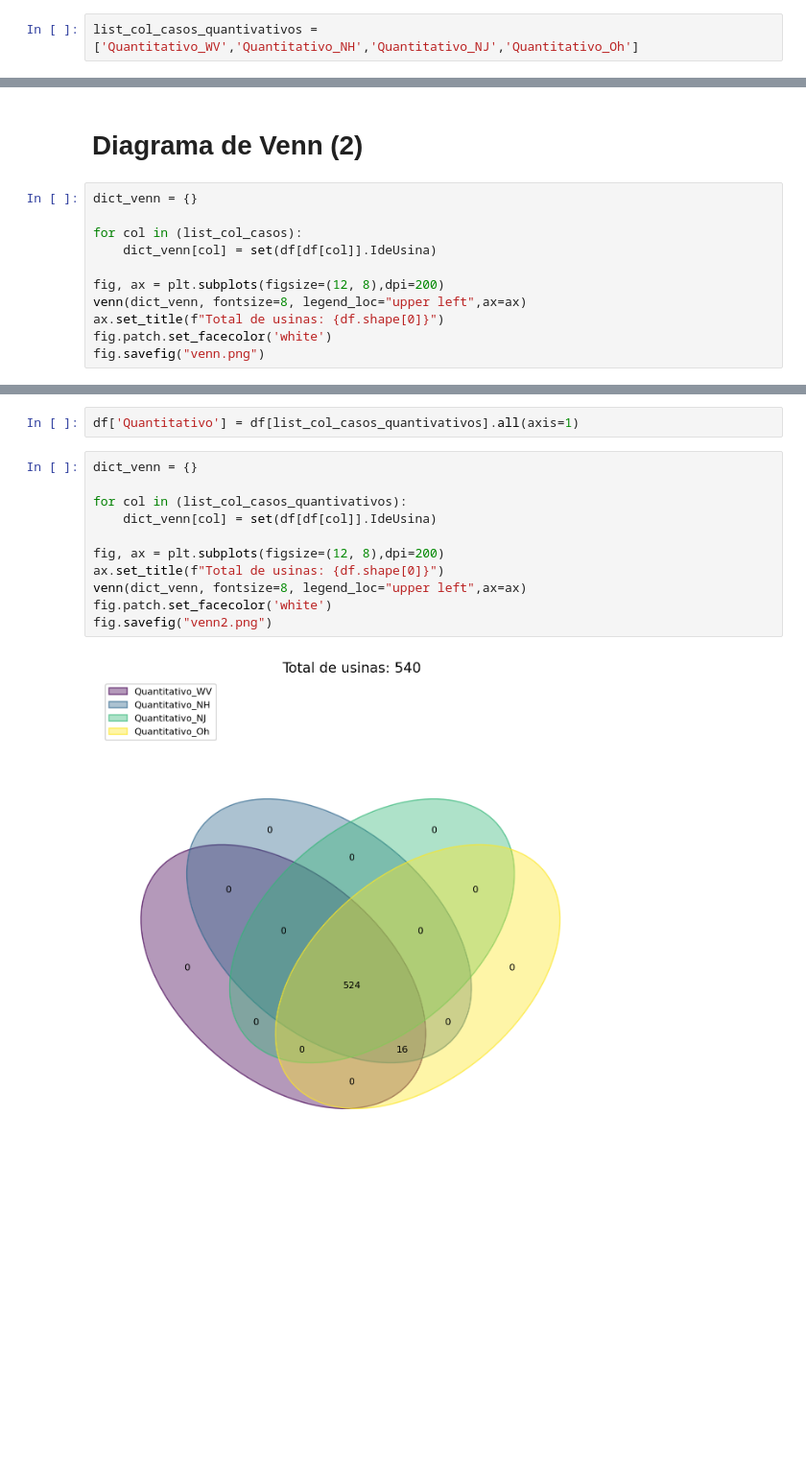
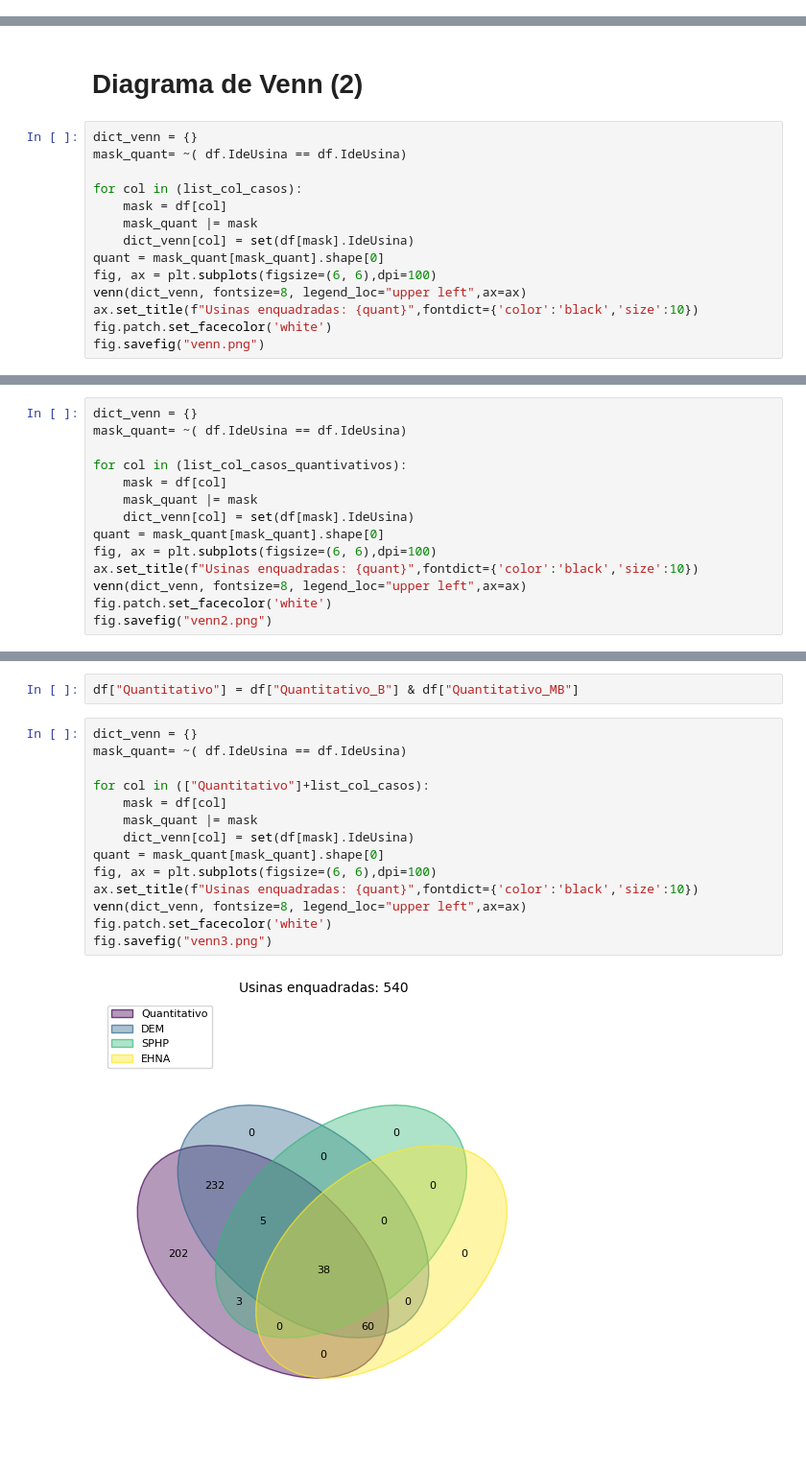
Before and after one commit to Vinicius667/Barragens, a Jupyter notebook: main.ipynb, the cells around one changed output, grey strips where cells are left out. Shown: that part at 96% size. Cells and saved outputs as stored; diff of their text form; blank space fills up the shorter version.

```diff
--- a/main.ipynb
+++ b/main.ipynb
@@ -109,5 +115,3 @@ df["Quantitativo_Oh"] = ((df.MdaCapacidadeTotalEmpreendimento < 61_650) |  (df.M
-# %%
-list_col_casos_quantivativos = ['Quantitativo_WV','Quantitativo_NH','Quantitativo_NJ','Quantitativo_Oh']
 # %% [markdown]
 # Diagrama de Venn
 # %%
@@ -156,13 +158,16 @@ plt.savefig("venn.png")
 # Diagrama de Venn (2)
 # %%
 dict_venn = {}
+mask_quant= ~( df.IdeUsina == df.IdeUsina)
 
 for col in (list_col_casos):
-    dict_venn[col] = set(df[df[col]].IdeUsina)
-
-fig, ax = plt.subplots(figsize=(12, 8),dpi=200)
+    mask = df[col]
+    mask_quant |= mask
+    dict_venn[col] = set(df[mask].IdeUsina)
+quant = mask_quant[mask_quant].shape[0]
+fig, ax = plt.subplots(figsize=(6, 6),dpi=100)
 venn(dict_venn, fontsize=8, legend_loc="upper left",ax=ax)
-ax.set_title(f"Total de usinas: {df.shape[0]}")
+ax.set_title(f"Usinas enquadradas: {quant}",fontdict={'color':'black','size':10})
 fig.patch.set_facecolor('white')
 fig.savefig("venn.png")
 # %% [output]
@@ -169,0 +175,14 @@ fig.savefig("venn.png")
+# %%
+dict_venn = {}
+mask_quant= ~( df.IdeUsina == df.IdeUsina)
+
+for col in (list_col_casos_quantivativos):
+    mask = df[col]
+    mask_quant |= mask
+    dict_venn[col] = set(df[mask].IdeUsina)
+quant = mask_quant[mask_quant].shape[0]
+fig, ax = plt.subplots(figsize=(6, 6),dpi=100)
+ax.set_title(f"Usinas enquadradas: {quant}",fontdict={'color':'black','size':10})
+venn(dict_venn, fontsize=8, legend_loc="upper left",ax=ax)
+fig.patch.set_facecolor('white')
+fig.savefig("venn2.png")
@@ -170,15 +191,18 @@ fig.savefig("venn.png")
 # %%
-df['Quantitativo'] = df[list_col_casos_quantivativos].all(axis=1)
+df["Quantitativo"] = df["Quantitativo_B"] & df["Quantitativo_MB"]
 # %%
 dict_venn = {}
+mask_quant= ~( df.IdeUsina == df.IdeUsina)
 
-for col in (list_col_casos_quantivativos):
-    dict_venn[col] = set(df[df[col]].IdeUsina)
-
-fig, ax = plt.subplots(figsize=(12, 8),dpi=200)
-ax.set_title(f"Total de usinas: {df.shape[0]}")
+for col in (["Quantitativo"]+list_col_casos):
+    mask = df[col]
+    mask_quant |= mask
+    dict_venn[col] = set(df[mask].IdeUsina)
+quant = mask_quant[mask_quant].shape[0]
+fig, ax = plt.subplots(figsize=(6, 6),dpi=100)
+ax.set_title(f"Usinas enquadradas: {quant}",fontdict={'color':'black','size':10})
 venn(dict_venn, fontsize=8, legend_loc="upper left",ax=ax)
 fig.patch.set_facecolor('white')
-fig.savefig("venn2.png")
+fig.savefig("venn3.png")
 # %% [output]
-[figure, old version]
+[figure, new version]
```
Also changed, not shown: parts of 8 cells of this notebook, 1 other file.
